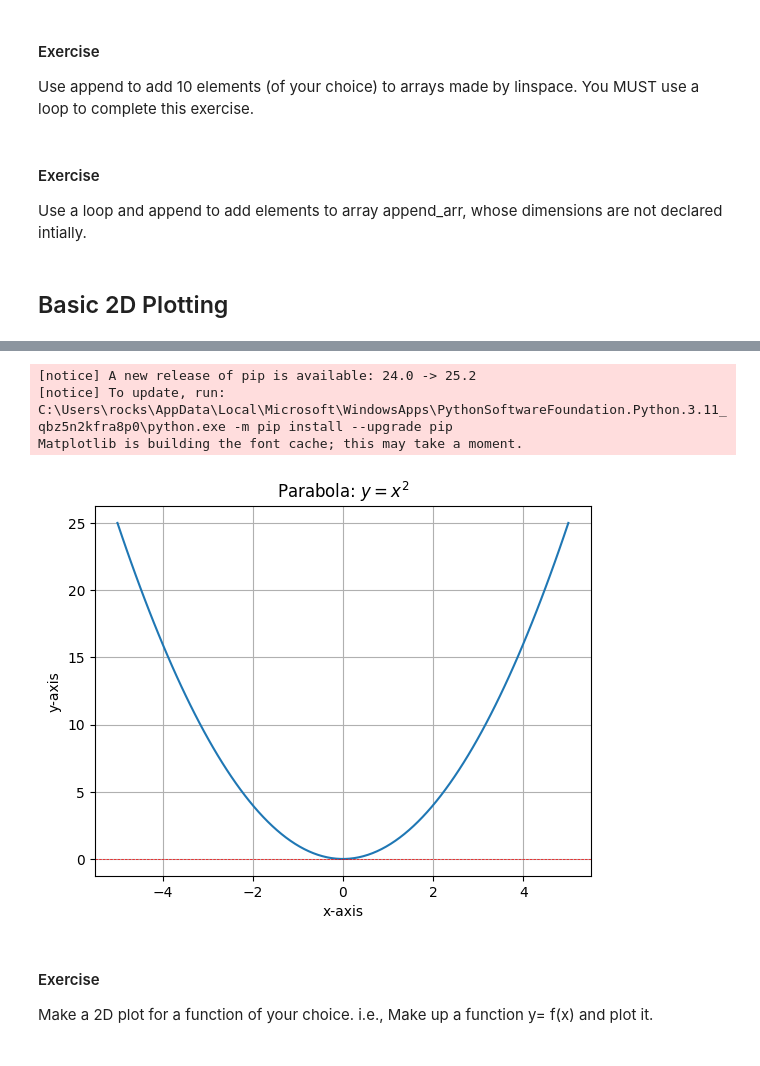
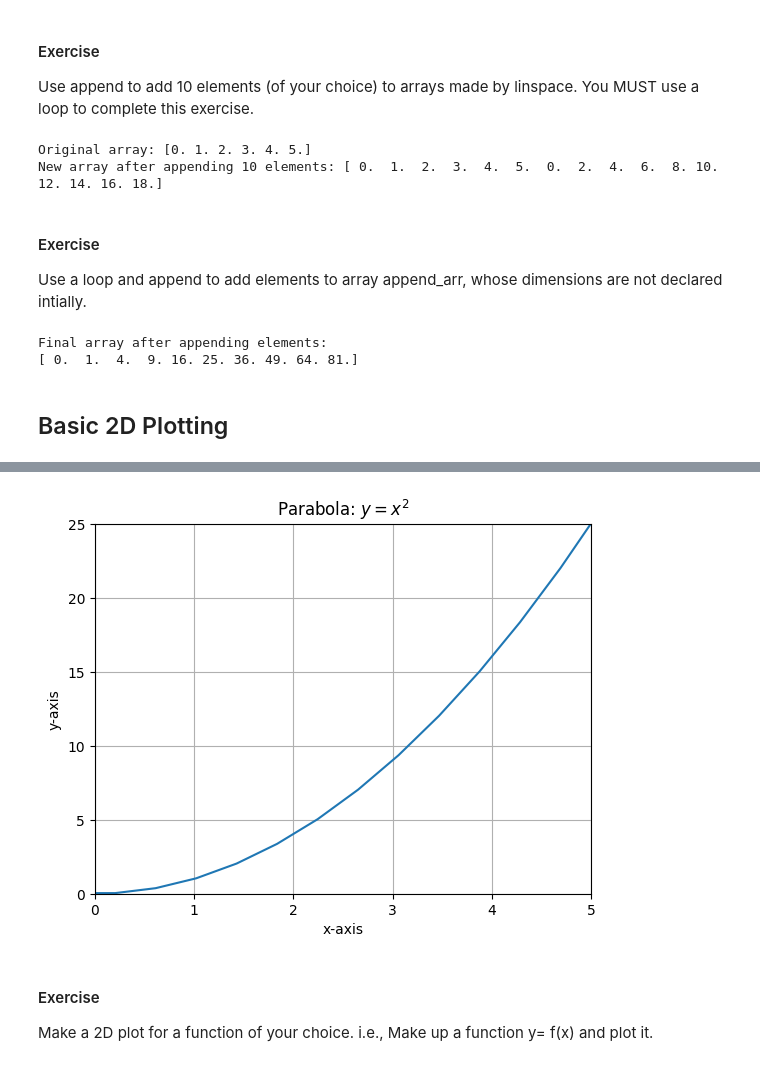
Before and after one commit to JakeC05/Engineering-Methods, a Jupyter notebook: Lecture 6_python_plotting.ipynb, the cells around one changed output, grey strips where cells are left out. Drawn from its saved outputs; the diff is of its cells as text; code cells hidden in the pictures.

```diff
--- a/Lecture 6_python_plotting.ipynb
+++ b/Lecture 6_python_plotting.ipynb
@@ -146,30 +190,54 @@ print(new_arr)
 Use append to add 10 elements (of your choice) to arrays made by linspace. You MUST use a loop to complete this exercise.
 # %%
 # Your code here.
+import numpy as np
+
+arr = np.linspace(0, 5, 6)
+print("Original array:", arr)
+
+for i in range(10):
+    arr = np.append(arr, i * 2)
+
+print("New array after appending 10 elements:", arr)
+# %% [output]
+Original array: [0. 1. 2. 3. 4. 5.]
+New array after appending 10 elements: [ 0.  1.  2.  3.  4.  5.  0.  2.  4.  6.  8. 10. 12. 14. 16. 18.]
 # %% [markdown]
 #### Exercise
 Use a loop and append to add elements to array append_arr, whose dimensions are not declared intially.
 # %%
-# Your code here
+
+import numpy as np
+
+append_arr = np.array([])
+
+for i in range(10):
+    append_arr = np.append(append_arr, i ** 2)
+
+print("Final array after appending elements:")
+print(append_arr)
+# %% [output]
+Final array after appending elements:
+[ 0.  1.  4.  9. 16. 25. 36. 49. 64. 81.]
 # %% [markdown]
 ## Basic 2D Plotting
 # %%
-%pip install matplotlib
+
 
 # Try comment out the lines of code below and run it to see the plot
 # So you can see how the plot changes
 # Add comments to explain what each line does
 import matplotlib.pyplot as plt
 import numpy as np
-x = np.linspace(-5, 5, 100) # Change the range and number of points to see what happens
+x = np.linspace(-10, 10, 50) # Change the range and number of points to see what happens
 y = x**2
 plt.plot(x, y)
 plt.title("Parabola: $y=x^2$")
 plt.xlabel("x-axis")
 plt.ylabel("y-axis")
 plt.grid()
-# plt.xlim(0, 5)  # Uncomment to limit x-axis from 0 to 5
-# plt.ylim(0, 25) # Uncomment to limit y-axis from 0 to 25
+plt.xlim(0, 5)
+plt.ylim(0, 25)
 plt.axhline(0, color='red',linewidth=0.5, ls='--')
 plt.show()
 # %% [output]
@@ -193,7 +244,4 @@ Note: you may need to restart the kernel to use updated packages.
-[notice] A new release of pip is available: 24.0 -> 25.2
-[notice] To update, run: C:\Users\rocks\AppData\Local\Microsoft\WindowsApps\PythonSoftwareFoundation.Python.3.11_qbz5n2kfra8p0\python.exe -m pip install --upgrade pip
-Matplotlib is building the font cache; this may take a moment.
-[figure, old version]
+[figure, new version]
 # %% [markdown]
 #### Exercise
 Make a 2D plot for a function of your choice. i.e., Make up a function y= f(x) and plot it.
```
Also changed, not shown: parts of 5 cells of this notebook.
